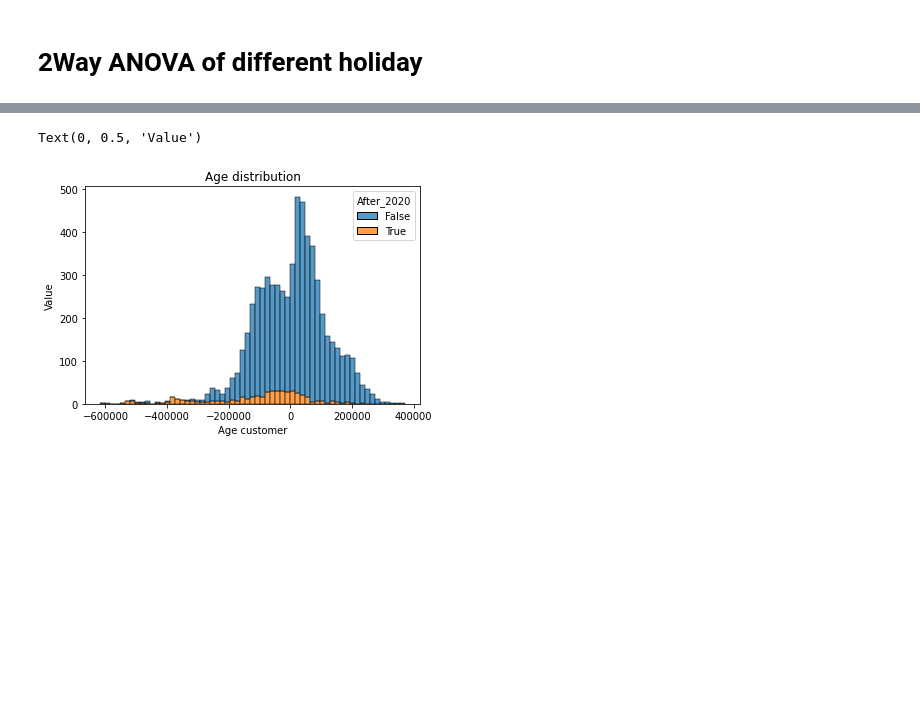
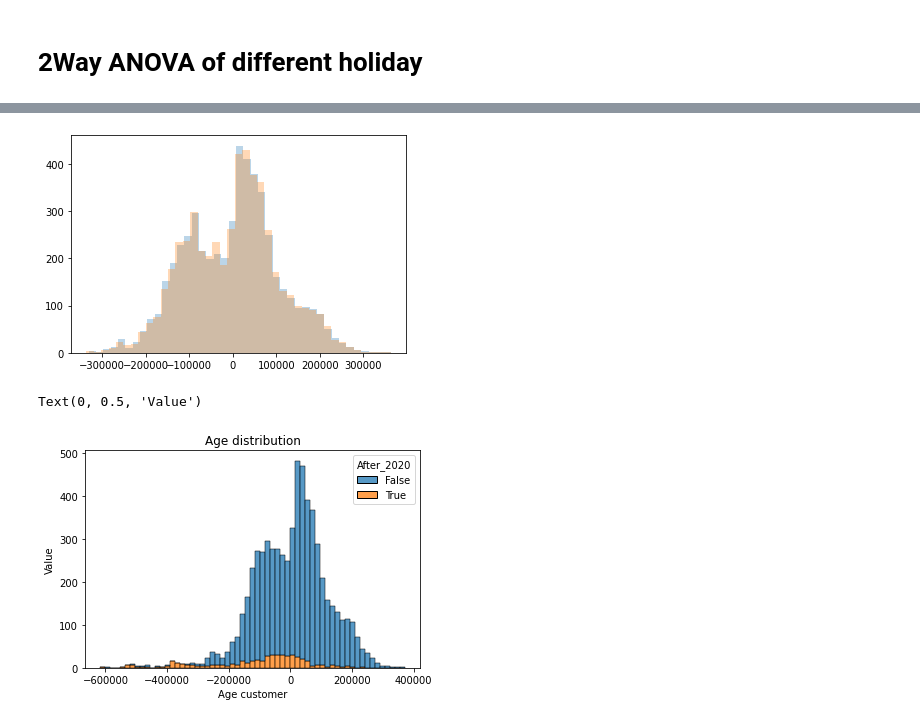
Before and after one commit to sam901122/Statistics_FinalProject, a Jupyter notebook: project_TRA/TRA_main.ipynb, the cells around one changed output, grey strips where cells are left out. Drawn from its saved outputs; the diff is of its cells as text; code cells hidden in the pictures; blank space fills up the shorter version.

```diff
--- a/project_TRA/TRA_main.ipynb
+++ b/project_TRA/TRA_main.ipynb
@@ -22,2 +16,4 @@ transCnt_dict = ft.get_trCnt()
+# %%
+ANOVA_df = ft.get_ANOVA_df()
 # %% [markdown]
 # 2Way ANOVA of different holiday
@@ -210,3 +79,8 @@ _ = plt.hist( results.resid, bins='auto' )
+# %%
+_ = plt.hist( results1.resid, bins='auto', alpha = 0.3 )
+_ = plt.hist( results2.resid, bins='auto', alpha = 0.3 )
+# %% [output]
+[figure, added]
 # %%
 import seaborn as sns
 # %%
```
Also changed, not shown: parts of 25 cells of this notebook, 1 other file.
